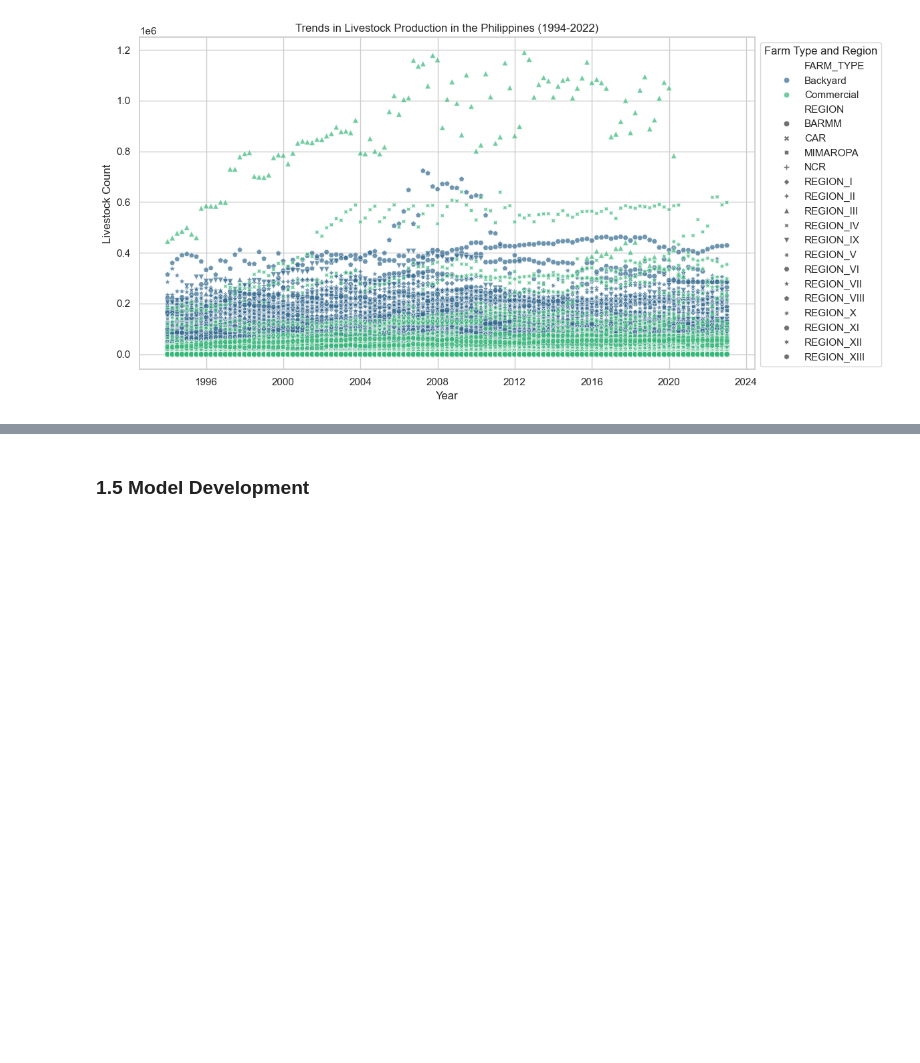
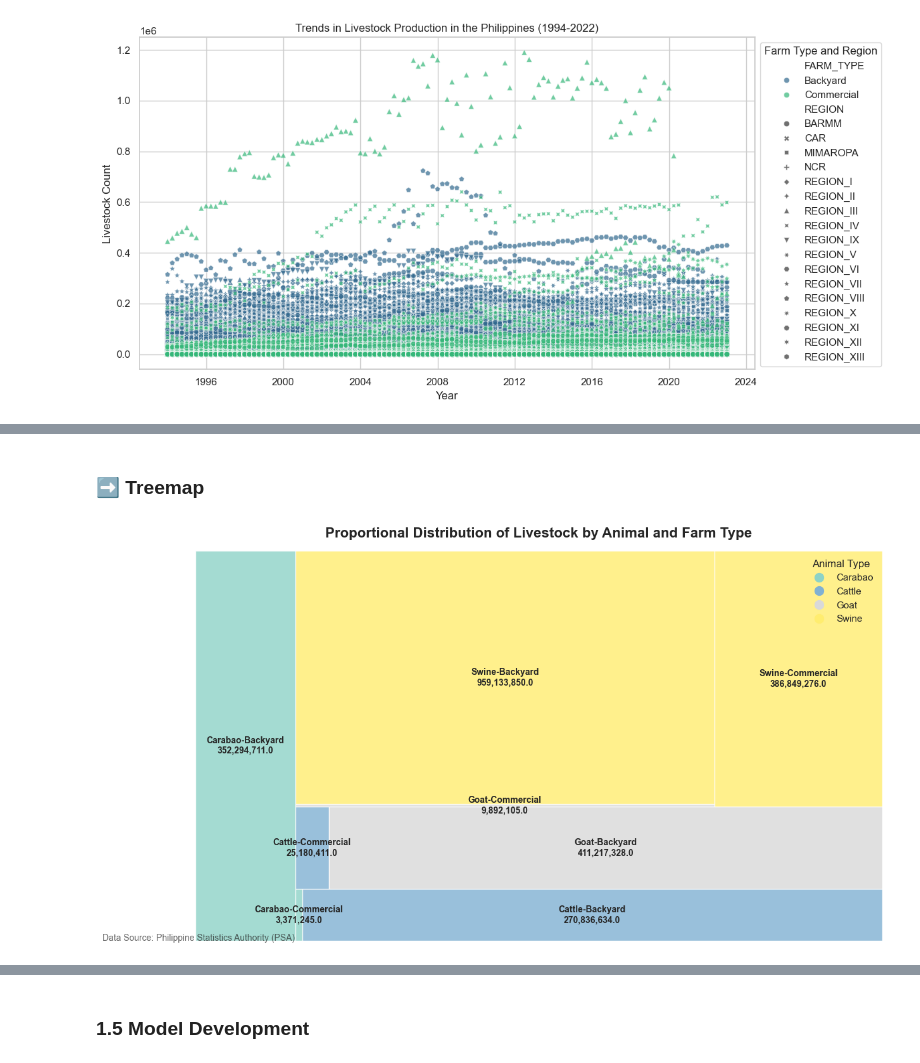
Before and after one commit to alpacaShiro/Livestock_Lifelines, a Jupyter notebook: Group2_4CSC_LivestockLifelines.ipynb, the cells around one changed output, grey strips where cells are left out. Saved outputs shown, nothing was run; the diff lists cells and outputs as text; code cells hidden in the pictures; blank space fills up the shorter version.

```diff
--- a/Group2_4CSC_LivestockLifelines.ipynb
+++ b/Group2_4CSC_LivestockLifelines.ipynb
@@ -1758,0 +1793,40 @@ plt.show()
+# %% [markdown]
+### ➡️ Treemap
+# %%
+import squarify
+
+import matplotlib.cm as cm
+
+# Aggregating data
+treemap_data = melted_livestock.groupby(["ANIMAL_TYPE", "FARM_TYPE"])["LIVESTOCK_COUNT"].sum().reset_index()
+
+treemap_data["ANIMAL_TYPE"] = treemap_data["ANIMAL_TYPE"].astype(str)
+
+# Preparing data for visualization
+sizes = treemap_data["LIVESTOCK_COUNT"]
+labels = treemap_data.apply(lambda x: f"{x['ANIMAL_TYPE']}-{x['FARM_TYPE']}\n{x['LIVESTOCK_COUNT']:,}", axis=1)
+
+# Color mapping based on animal types
+unique_animals = treemap_data["ANIMAL_TYPE"].unique()
+colors = cm.Set3(np.linspace(0, 1, len(unique_animals)))  # Generate distinct colors
+color_map = {animal: colors[i] for i, animal in enumerate(unique_animals)}
+treemap_colors = treemap_data["ANIMAL_TYPE"].map(lambda x: color_map[x])
+
+# Plotting the treemap
+plt.figure(figsize=(14, 8))
+squarify.plot(sizes=sizes, label=labels, color=treemap_colors, alpha=0.8, text_kwargs={"fontsize": 10, "weight": "bold"})
+
+# Title and Formatting
+plt.title("Proportional Distribution of Livestock by Animal and Farm Type", fontsize=16, weight="bold", pad=15)
+plt.text(0.5, -0.05, "Data Source: Philippine Statistics Authority (PSA)", ha="center", fontsize=10, alpha=0.7)
+
+# Custom Legend
+legend_labels = [f"{animal}" for animal in unique_animals]
+legend_patches = [plt.Line2D([0], [0], marker='o', color=colors[i], linestyle='', markersize=10) for i in range(len(unique_animals))]
+plt.legend(legend_patches, legend_labels, title="Animal Type", loc="upper right", frameon=False)
+
+# Removing axes for aesthetics
+plt.axis("off")
+plt.show()
+# %% [output]
+[figure, added]
```
Also changed, not shown: parts of 23 cells of this notebook, 1 other file.
